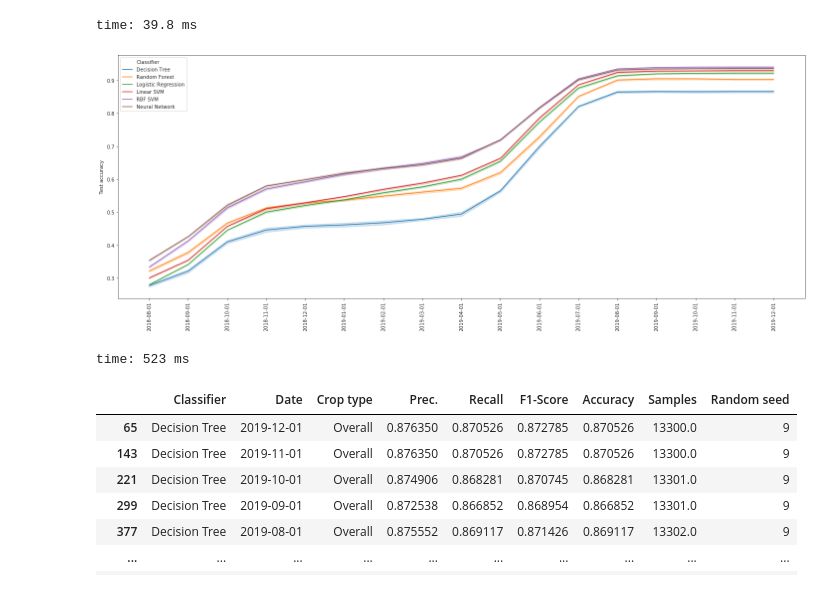
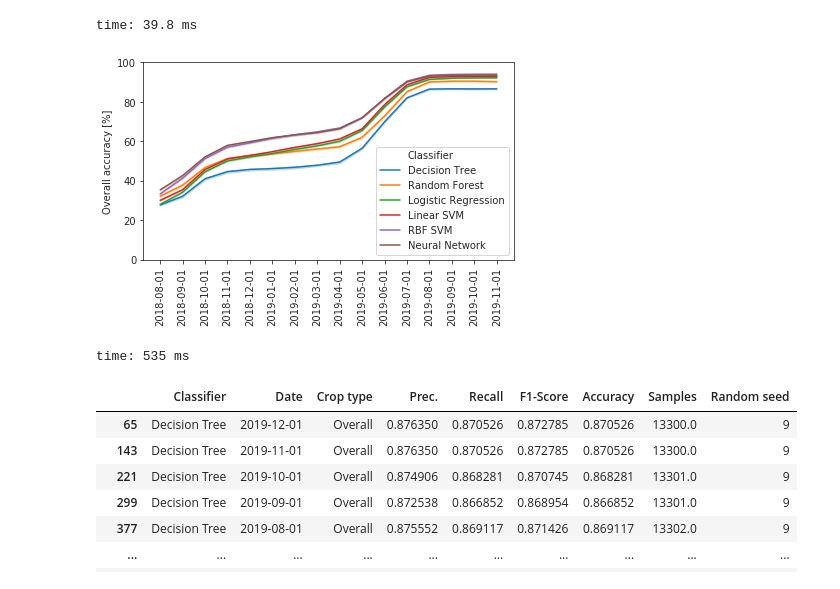
Before and after one commit to JacobJeppesen/PublicSectorConsultancy, a Jupyter notebook: potato_nematode_predictor/notebooks/04_ClassifyDuringSeason.ipynb, the cells around one changed output. Saved outputs shown, nothing was run; the diff lists cells and outputs as text; code cells hidden in the pictures.

Commit message:
Updates to plotting notebook

```diff
--- a/potato_nematode_predictor/notebooks/04_ClassifyDuringSeason.ipynb
+++ b/potato_nematode_predictor/notebooks/04_ClassifyDuringSeason.ipynb
@@ -503,23 +503,25 @@ time: 39.8 ms
 # %%
 # If you loop over random seeds, the confidence interval can be made just by setting ci='std'
 df_overall = df_clf_results[df_clf_results['Crop type'] == 'Overall'].astype({'Accuracy': 'float64'})
+df_overall = df_overall[df_overall['Date'] != '2019-12-01']  # Made an error (2019-11-01 is actually the last date)
+df_overall['Accuracy'] = df_overall['Accuracy'] * 100
 
 # Plot
-plt.figure(figsize=(20,8)) # NOTE: Remember to out-comment this when saving figure
+#plt.figure(figsize=(20,8)) # NOTE: Remember to out-comment this when saving figure
 ax = sns.lineplot(x="Date", y="Accuracy", hue='Classifier', ci='sd', data=df_overall.sort_index(ascending=False))
-ax.set_ylabel('Test accuracy')
+ax.set_ylabel('Overall accuracy [%]')
 ax.set_xlabel('')
-#ax.set_ylim(0, 1) # NOTE: Remember to use this when saving figure
+ax.set_ylim(0, 100) # NOTE: Remember to use this when saving figure
 for tick in ax.get_xticklabels():
     tick.set_rotation(90)
 
 save_path = PROJ_PATH / 'reports' / 'figures' / 'ClassifierDuringSeason.pdf'
 fig = ax.get_figure()
 fig.tight_layout()
 fig.savefig(save_path)
 # %% [output]
-[figure, old version]
+[figure, new version]
-time: 523 ms
+time: 535 ms
 # %%
 df_overall[df_overall['Classifier']=='Decision Tree']
 # %% [output]
```
Also changed, not shown: parts of 1 cell of this notebook, 16 other files.
